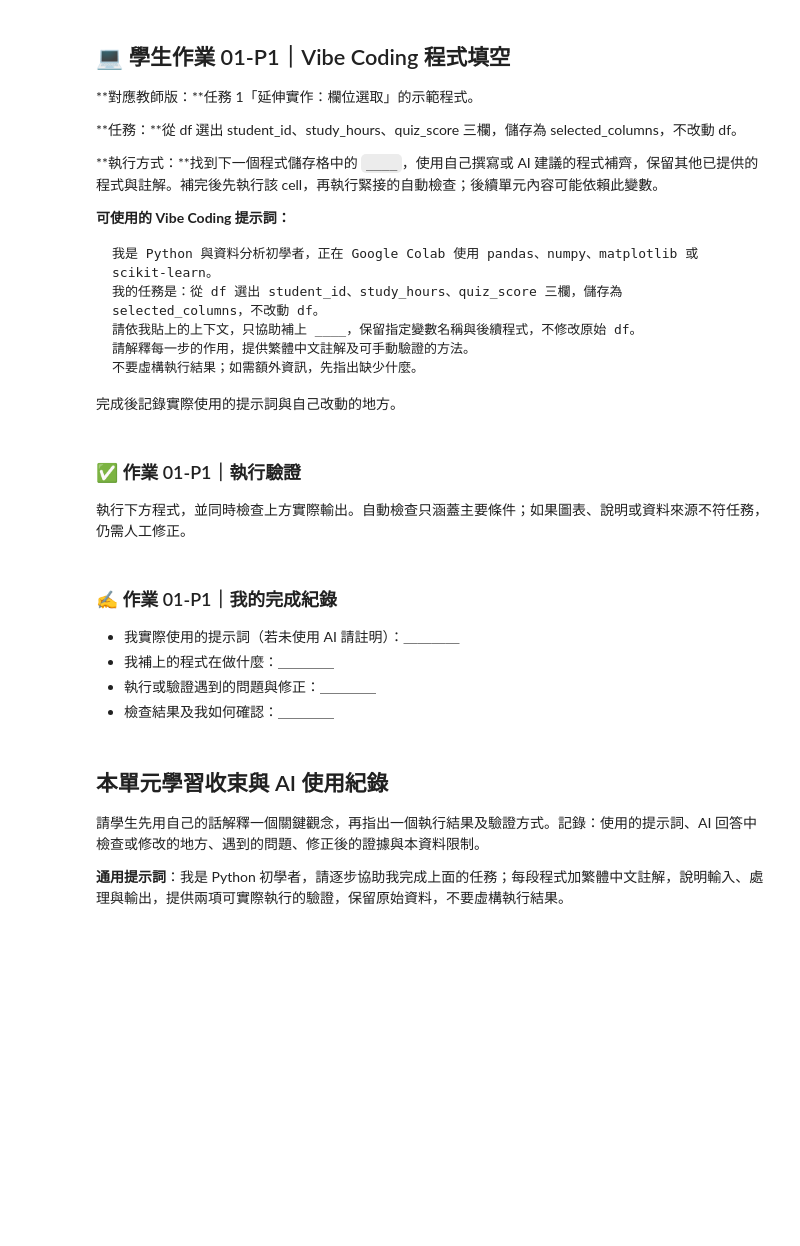
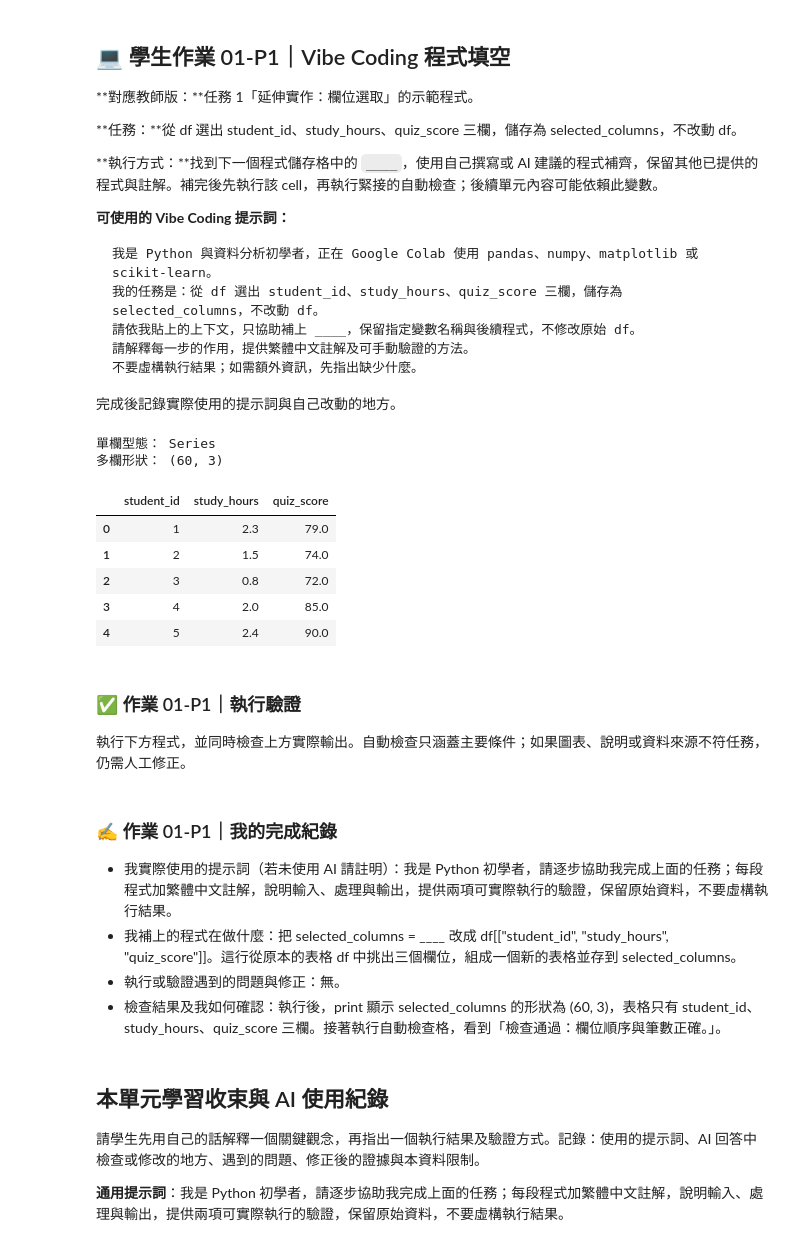
Before and after one commit to yyufish1124/c114118114-cis, a Jupyter notebook: W09/01_讀取資料與定義問題_學生版.ipynb, the cells around one changed output. Cells and saved outputs as stored; diff of their text form; code cells hidden in the pictures; blank space fills up the shorter version.

```diff
--- a/W09/01_讀取資料與定義問題_學生版.ipynb
+++ b/W09/01_讀取資料與定義問題_學生版.ipynb
@@ -152,11 +172,21 @@ print("睡眠缺失筆數：", loaded["sleep_hours"].isna().sum())
 # %%
 # 單欄通常得到 Series；多欄清單得到 DataFrame
 study_column = df["study_hours"]
-selected_columns = ____  # TODO：選取三欄，保留 DataFrame
+selected_columns = df[["student_id", "study_hours", "quiz_score"]]
+# TODO：選取三欄，保留 DataFrame
 print("單欄型態：", type(study_column).__name__)
 print("多欄形狀：", selected_columns.shape)
 display(selected_columns.head())
 assert len(selected_columns) == len(df)
+# %% [output]
+單欄型態： Series
+多欄形狀： (60, 3)
+|  | student_id | study_hours | quiz_score |
+| 0 | 1 | 2.3 | 79.0 |
+| 1 | 2 | 1.5 | 74.0 |
+| 2 | 3 | 0.8 | 72.0 |
+| 3 | 4 | 2.0 | 85.0 |
+| 4 | 5 | 2.4 | 90.0 |
 # %% [markdown]
 ### ✅ 作業 01-P1｜執行驗證
 執行下方程式，並同時檢查上方實際輸出。自動檢查只涵蓋主要條件；如果圖表、說明或資料來源不符任務，仍需人工修正。
@@ -166,10 +196,10 @@ assert len(selected_columns) == len(df)
 print("檢查通過：欄位順序與筆數正確。")
 # %% [markdown]
 ### ✍️ 作業 01-P1｜我的完成紀錄
-- 我實際使用的提示詞（若未使用 AI 請註明）：＿＿＿＿
-- 我補上的程式在做什麼：＿＿＿＿
-- 執行或驗證遇到的問題與修正：＿＿＿＿
-- 檢查結果及我如何確認：＿＿＿＿
+- 我實際使用的提示詞（若未使用 AI 請註明）：我是 Python 初學者，請逐步協助我完成上面的任務；每段程式加繁體中文註解，說明輸入、處理與輸出，提供兩項可實際執行的驗證，保留原始資料，不要虛構執行結果。
+- 我補上的程式在做什麼：把 selected_columns = ____ 改成 df[["student_id", "study_hours", "quiz_score"]]。這行從原本的表格 df 中挑出三個欄位，組成一個新的表格並存到 selected_columns。
+- 執行或驗證遇到的問題與修正：無。
+- 檢查結果及我如何確認：執行後，print 顯示 selected_columns 的形狀為 (60, 3)，表格只有 student_id、study_hours、quiz_score 三欄。接著執行自動檢查格，看到「檢查通過：欄位順序與筆數正確。」。
 # %% [markdown]
 ## 本單元學習收束與 AI 使用紀錄
 
```
Also changed, not shown: parts of 3 cells of this notebook, 3 other files.
